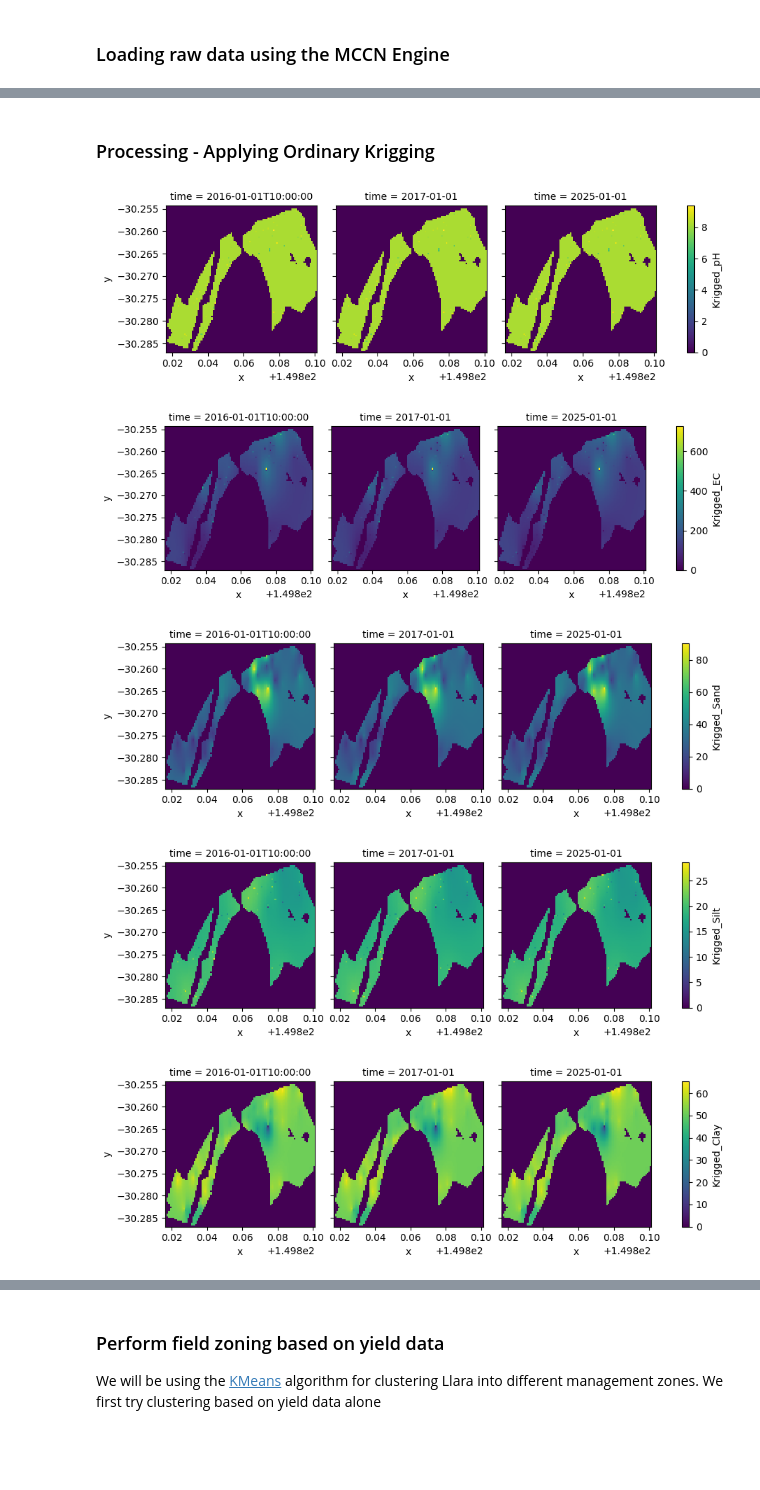
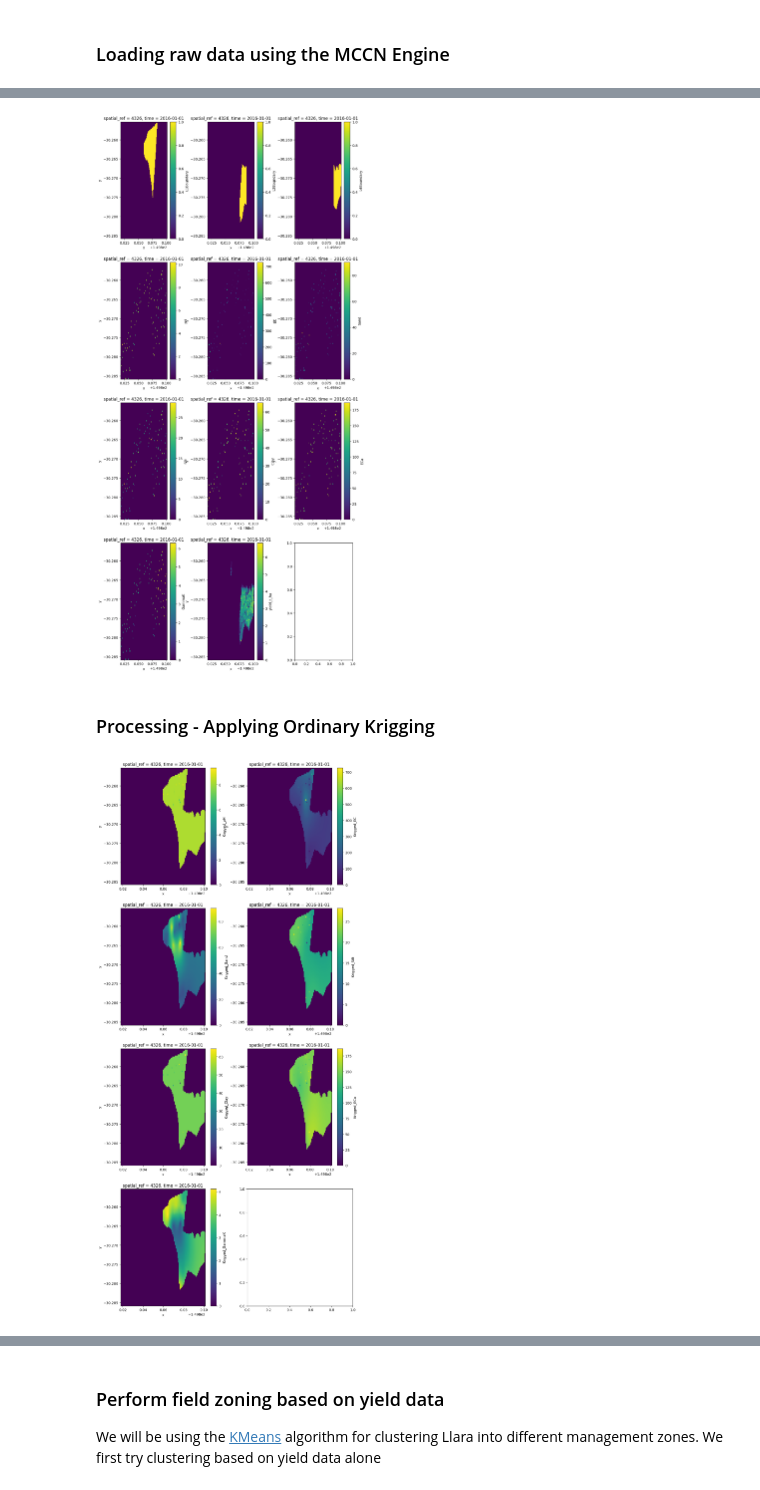
Before and after one commit to aus-plant-phenomics-network/mccn-case-studies, a Jupyter notebook: Case 7/MCCN-CASE 7 scenario 1.ipynb, the cells around one changed output, grey strips where cells are left out. Drawn from its saved outputs; the diff is of its cells as text; code cells hidden in the pictures; blank space fills up the shorter version.

```diff
--- a/Case 7/MCCN-CASE 7 scenario 1.ipynb
+++ b/Case 7/MCCN-CASE 7 scenario 1.ipynb
@@ -137,3 +141,13 @@ proc_ds["pH"].plot(x="x", y="y", col="time", col_wrap=3)
+# %%
+# Visualising variables
+f, subplots = plt.subplots(4, 3, figsize=(12, 28), squeeze=True)
+plt.subplots_adjust(wspace=0.5, hspace=0.2)  # Adjust the spacing
+i, j = 0, 0
+for var in proc_ds.data_vars.keys():
+    proc_ds[var].plot(ax=subplots[j, i], x="x", y="y")
+    i, j = (0, j + 1) if i == 2 else (i + 1, j)
+# %% [output]
+[figure, added]
 # %% [markdown]
 ### Processing - Applying Ordinary Krigging
 # %%
@@ -141,26 +155,32 @@ import pykrige
 import xarray as xr
 
 krig_var = ["pH", "EC", "Sand", "Silt", "Clay", "ECa", "GammaK"]
-mask = proc_ds.sel(time="2025-01-01")["eca"] > 0
 for var in krig_var:
-    grid = np.array([(proc_ds['x'].values[i], proc_ds['y'].values[j], proc_ds[var].values[0, i, j])
-        for i in range(len(proc_ds['x']))
-        for j in range(len(proc_ds['y']))
-        if proc_ds[var].values[0, i, j] > 0
-        ])
+    grid = np.array(
+        [
+            (proc_ds["x"].values[i], proc_ds["y"].values[j], proc_ds[var].values[i, j])
+            for i in range(len(proc_ds["x"]))
+            for j in range(len(proc_ds["y"]))
+            if proc_ds[var].values[i, j] > 0
+        ]
+    )
     if len(grid) != 0:
-        model = pykrige.ok.OrdinaryKriging(grid[:,0], grid[:,1], grid[:,2], "exponential")
+        model = pykrige.ok.OrdinaryKriging(
+            grid[:, 0], grid[:, 1], grid[:, 2], "exponential"
+        )
         krigged_var, _ = model.execute("grid", proc_ds["x"].values, proc_ds["y"].values)
-        krigged = np.stack([krigged_var.data] * len(proc_ds["time"]), axis=0)
-        proc_ds["Krigged_" + var] = xr.DataArray(krigged, coords={"time": proc_ds["time"],"y": proc_ds["y"], "x": proc_ds["x"]})
+        proc_ds["Krigged_" + var] = xr.DataArray(
+            krigged_var.data, coords={"y": proc_ds["y"], "x": proc_ds["x"]}
+        )
         proc_ds["Krigged_" + var] = proc_ds["Krigged_" + var].where(mask.squeeze(), 0)
 # %%
 plot_vars = ["Krigged_" + var for var in krig_var]
+
+# Visualising variables
+f, subplots = plt.subplots(4, 2, figsize=(12, 28), squeeze=True)
+i, j = 0, 0
 for var in plot_vars:
-    proc_ds[var].plot(x="x", y="y", col="time", col_wrap=3)
+    proc_ds[var].plot(ax=subplots[j, i], x="x", y="y")
+    i, j = (0, j + 1) if i == 1 else (i + 1, j)
 # %% [output]
-[figure, old version]
+[figure, new version]
-[figure, removed]
-[figure, removed]
-[figure, removed]
-[figure, removed]
```
Also changed, not shown: parts of 25 cells of this notebook, 12 other files.
